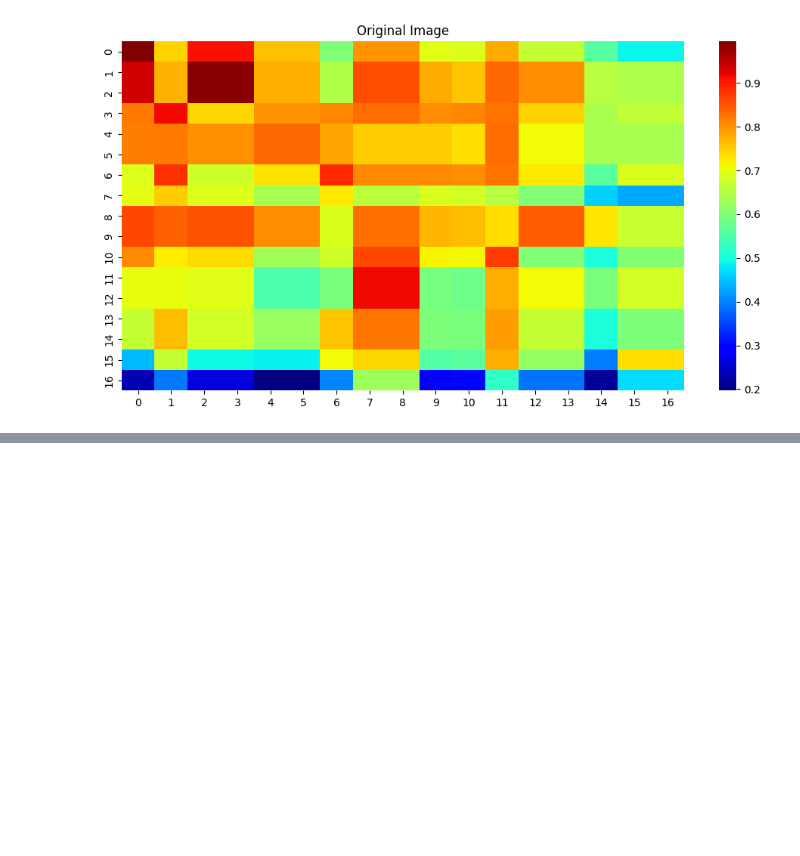
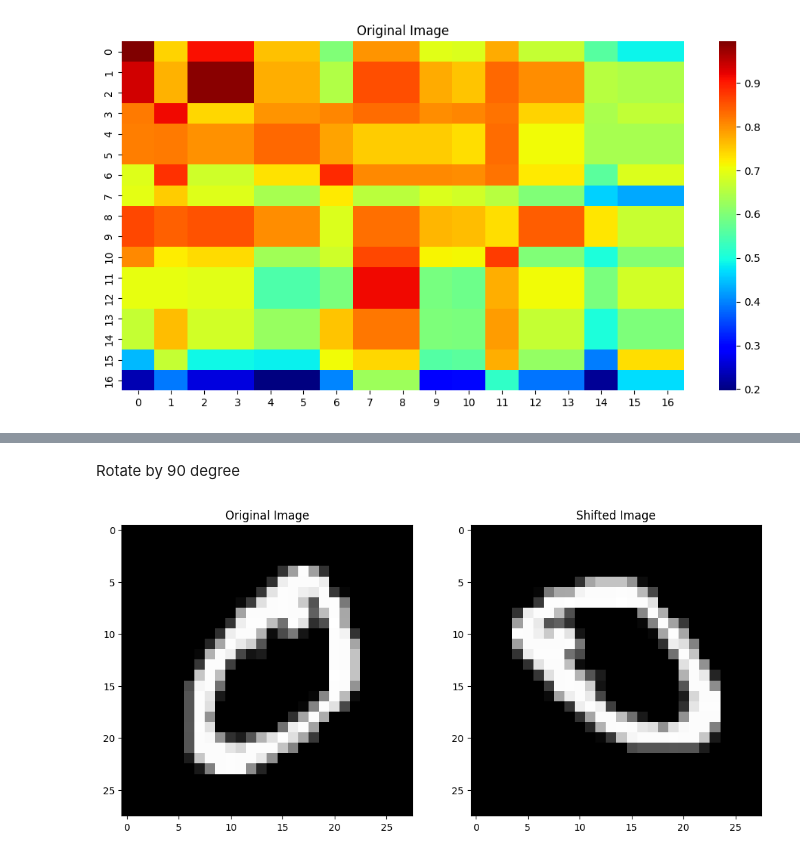
Before and after one commit to Nandini-Kanawade/BreakingUp_CNN, a Jupyter notebook: dotProductEVector.ipynb, the cells around one changed output, grey strips where cells are left out. Cells and saved outputs as stored; diff of their text form; code cells hidden in the pictures; blank space fills up the shorter version.

```diff
--- a/dotProductEVector.ipynb
+++ b/dotProductEVector.ipynb
@@ -108,0 +151,16 @@ Text(0.5, 1.0, 'Original Image')
+# %% [markdown]
+Rotate by 90 degree
+# %%
+# Shift the image left by one pixel
+zero_shifted = np.rot90(zero)
+
+plt.figure(figsize=(12, 6))
+plt.subplot(1, 2, 1)
+plt.imshow(zero, cmap='gray')
+plt.title('Original Image')
+plt.subplot(1, 2, 2)
+plt.imshow(zero_shifted, cmap='gray')
+plt.title('Shifted Image')
+plt.show()
+# %% [output]
+[figure, added]
```
Also changed, not shown: parts of 18 cells of this notebook.
